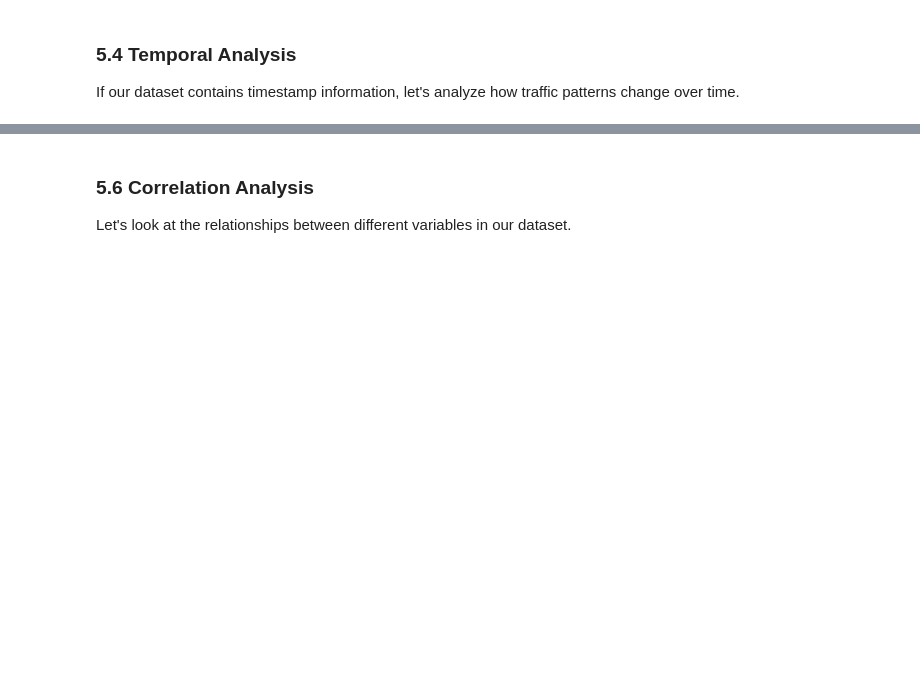
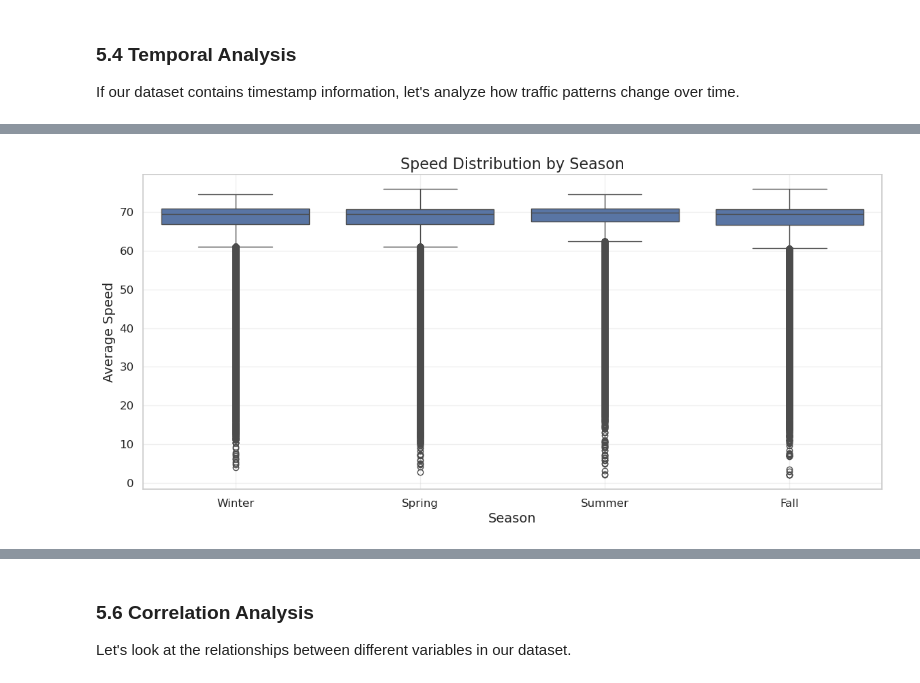
Before and after one commit to kdona/fall-2025-traffic-prediction, a Jupyter notebook: notebooks/eda.ipynb, the cells around one changed output, grey strips where cells are left out. Cells and saved outputs as stored; diff of their text form; code cells hidden in the pictures; blank space fills up the shorter version.

```diff
--- a/notebooks/eda.ipynb
+++ b/notebooks/eda.ipynb
@@ -553,0 +874,89 @@ If our dataset contains geographic coordinates, let's visualize the traffic data
+# %%
+# Summary of seasonal trends and patterns
+print("\nAnalyzing seasonal patterns in the traffic data...")
+
+# Calculate seasonal statistics (by meteorological seasons)
+# Define seasons: Winter (Dec-Feb), Spring (Mar-May), Summer (Jun-Aug), Fall (Sep-Nov)
+season_map = {
+    1: 'Winter',  # January
+    2: 'Winter',  # February
+    3: 'Spring',  # March
+    4: 'Spring',  # April
+    5: 'Spring',  # May
+    6: 'Summer',  # June
+    7: 'Summer',  # July
+    8: 'Summer',  # August
+    9: 'Fall',    # September
+    10: 'Fall',   # October
+    11: 'Fall',   # November
+    12: 'Winter'  # December
+}
+
+# Add season column
+df_1y['season'] = df_1y['month'].map(season_map)
+
+# Analyze by season
+seasonal_stats = df_1y.groupby('season')['speed_mean'].agg(['mean', 'median', 'std']).reindex(['Winter', 'Spring', 'Summer', 'Fall'])
+print("Seasonal Speed Statistics:")
+print(seasonal_stats)
+
+# Visualize seasonal variations
+plt.figure(figsize=(14, 6))
+sns.boxplot(x='season', y='speed_mean', data=df_1y, order=['Winter', 'Spring', 'Summer', 'Fall'])
+plt.title('Speed Distribution by Season')
+plt.xlabel('Season')
+plt.ylabel('Average Speed')
+plt.grid(True, alpha=0.3)
+plt.show()
+
+# Analyze rush hour patterns by season
+# Morning rush (7-9 AM)
+df_1y['is_morning_rush'] = df_1y['hour_of_day'].between(7, 9)
+# Evening rush (4-6 PM)
+df_1y['is_evening_rush'] = df_1y['hour_of_day'].between(16, 18)
+
+# Morning rush hour by season
+morning_rush = df_1y[df_1y['is_morning_rush']].groupby('season')['speed_mean'].mean().reindex(['Winter', 'Spring', 'Summer', 'Fall'])
+
+# Evening rush hour by season
+evening_rush = df_1y[df_1y['is_evening_rush']].groupby('season')['speed_mean'].mean().reindex(['Winter', 'Spring', 'Summer', 'Fall'])
+
+# Non-rush hour by season
+non_rush = df_1y[~(df_1y['is_morning_rush'] | df_1y['is_evening_rush'])].groupby('season')['speed_mean'].mean().reindex(['Winter', 'Spring', 'Summer', 'Fall'])
+
+# Plot the comparison
+plt.figure(figsize=(14, 6))
+plt.plot(morning_rush.index, morning_rush.values, 'o-', label='Morning Rush (7-9 AM)')
+plt.plot(evening_rush.index, evening_rush.values, 's-', label='Evening Rush (4-6 PM)')
+plt.plot(non_rush.index, non_rush.values, '^-', label='Non-Rush Hours')
+plt.title('Average Speed During Different Time Periods by Season')
+plt.xlabel('Season')
+plt.ylabel('Average Speed')
+plt.grid(True, alpha=0.3)
+plt.legend()
+plt.tight_layout()
+plt.show()
+
+# Weekday vs Weekend patterns by season
+df_1y['is_weekend'] = df_1y['day_of_week'].isin(['Saturday', 'Sunday'])
+
+# Weekday speeds by season
+weekday = df_1y[~df_1y['is_weekend']].groupby('season')['speed_mean'].mean().reindex(['Winter', 'Spring', 'Summer', 'Fall'])
+
+# Weekend speeds by season
+weekend = df_1y[df_1y['is_weekend']].groupby('season')['speed_mean'].mean().reindex(['Winter', 'Spring', 'Summer', 'Fall'])
+
+# Plot the comparison
+plt.figure(figsize=(14, 6))
+plt.plot(weekday.index, weekday.values, 'o-', label='Weekdays')
+plt.plot(weekend.index, weekend.values, 's-', label='Weekends')
+plt.title('Weekday vs Weekend Average Speed by Season')
+plt.xlabel('Season')
+plt.ylabel('Average Speed')
+plt.grid(True, alpha=0.3)
+plt.legend()
+plt.tight_layout()
+plt.show()
+
+print("\nSeasonal Trend Analysis Complete!")
+# %% [output]
@@ -553,0 +971 @@ If our dataset contains geographic coordinates, let's visualize the traffic data
+[figure, added]
```
Also changed, not shown: parts of 13 cells of this notebook, 2 other files.
